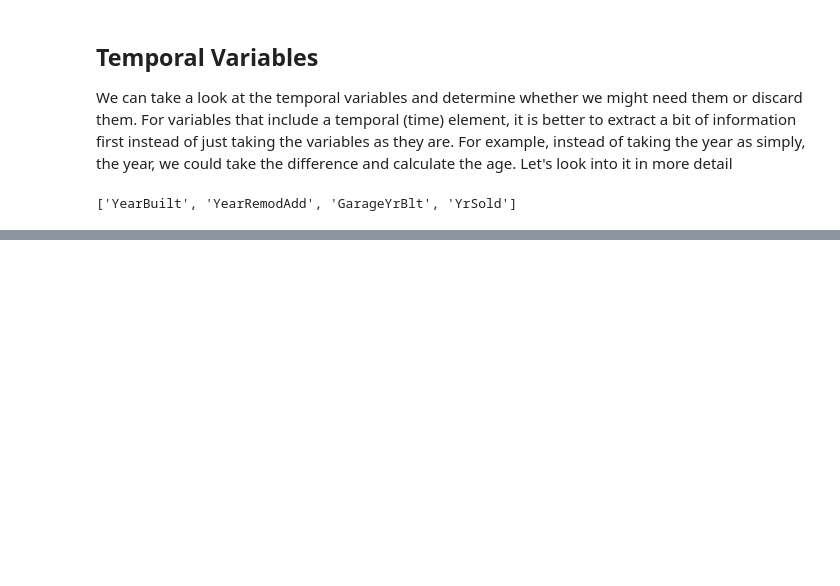
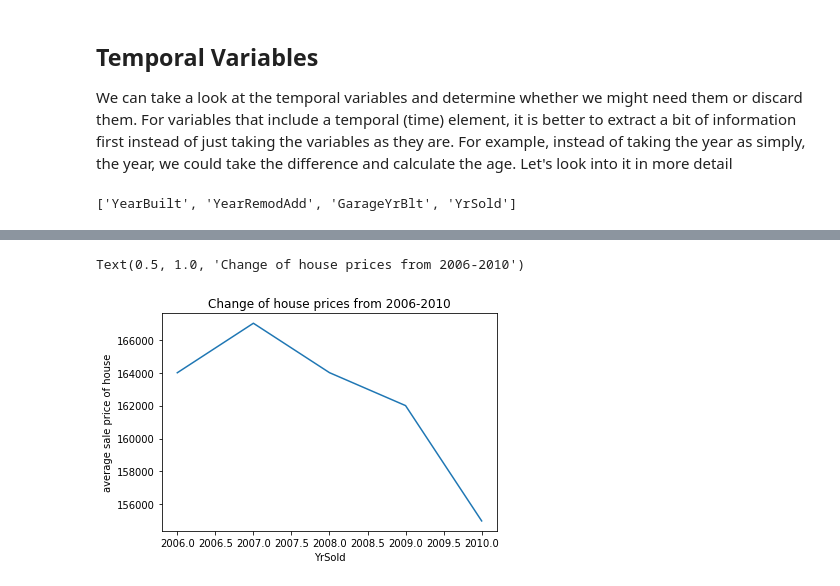
Before and after one commit to atifs/Machine-Learning-Infrastructure, a Jupyter notebook: Data_Analysis.ipynb, the cells around one changed output, grey strips where cells are left out. Cells and saved outputs as stored; diff of their text form; code cells hidden in the pictures; blank space fills up the shorter version.

```diff
--- a/Data_Analysis.ipynb
+++ b/Data_Analysis.ipynb
@@ -96,0 +117,8 @@ we imm
+# %%
+data.groupby('YrSold').mean() #This command takes all the years sold in the y axis and mean of every sample in that category
+data.groupby('YrSold')['SalePrice'].median().plot()
+plt.ylabel('average sale price of house')
+plt.title('Change of house prices from 2006-2010')
+# %% [output]
+Text(0.5, 1.0, 'Change of house prices from 2006-2010')
+[figure, added]
```
Also changed, not shown: parts of 23 cells of this notebook.
